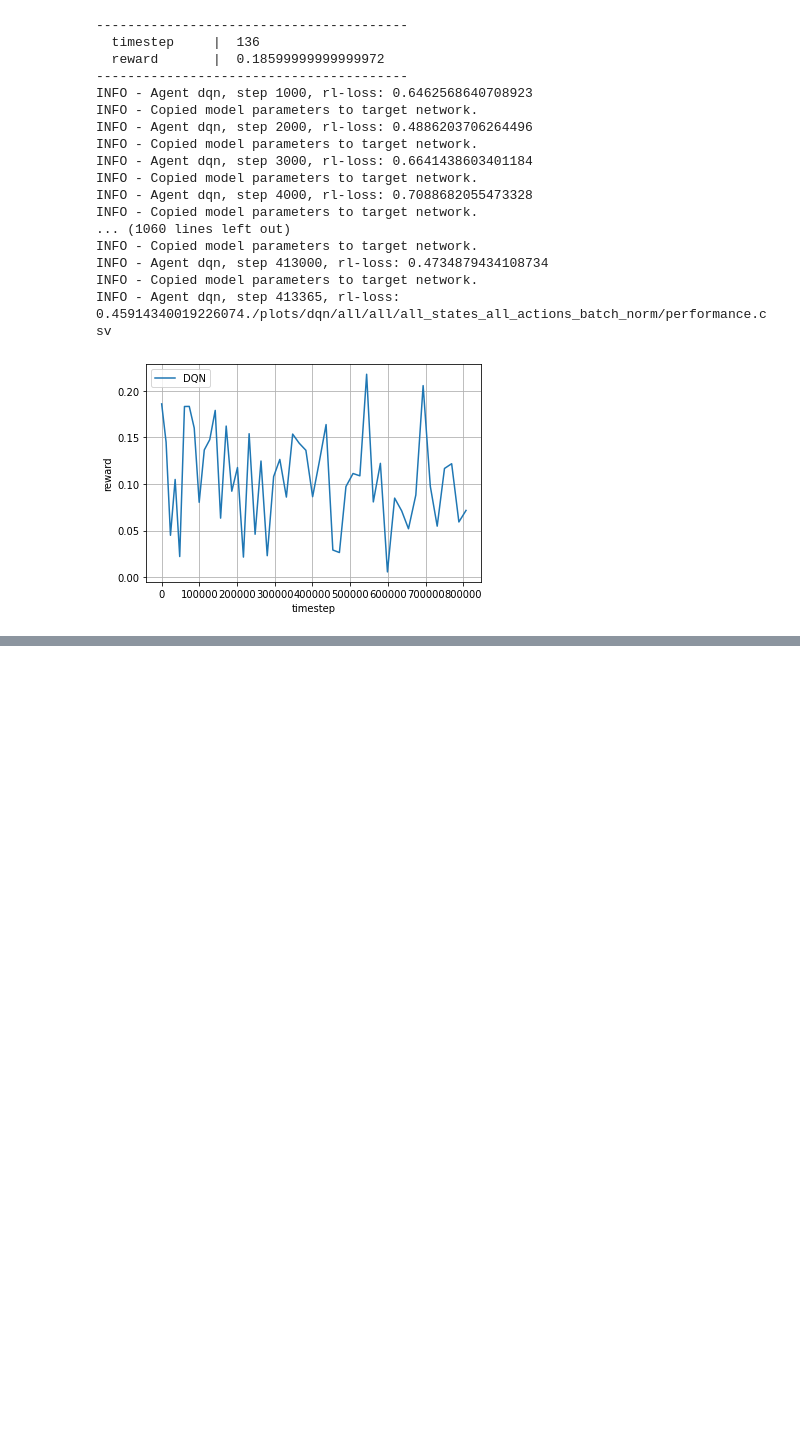
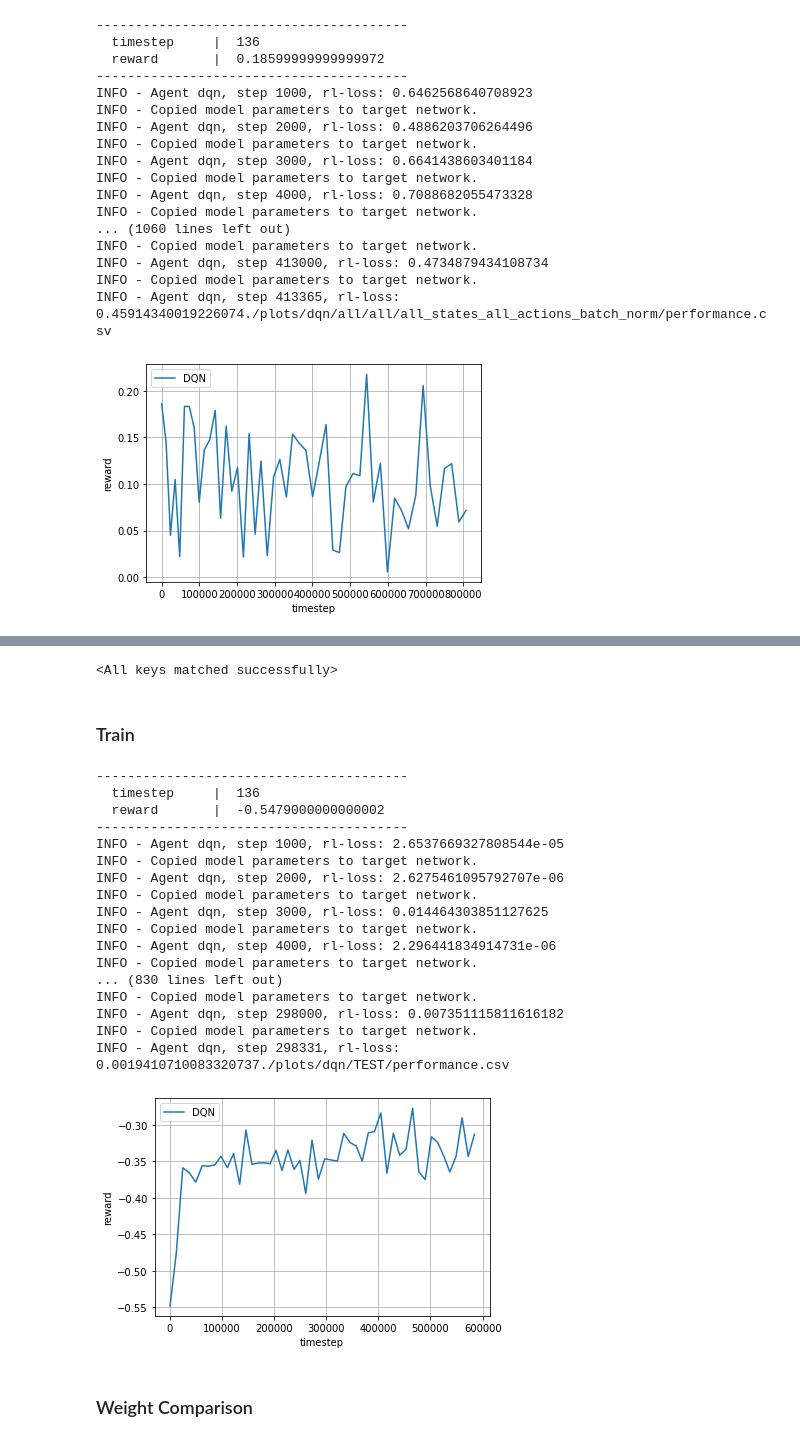
Before and after one commit to tancalv2/PretrainGinRummy, a Jupyter notebook: dqn.ipynb, the cells around one changed output, grey strips where cells are left out. Drawn from its saved outputs; the diff is of its cells as text; code cells hidden in the pictures; blank space fills up the shorter version.

```diff
--- a/dqn.ipynb
+++ b/dqn.ipynb
@@ -1276,0 +1619,73 @@ weights_post = weights_target_estim_post
+# %%
+model = torch.load('{}/models/{}/{}/{}/model.pt'.format(pth,state,action,model_name), map_location=device)
+model_dict = model.state_dict()
+model_dqn_dict = agent.q_estimator.qnet.state_dict()
+
+# Generate pretrained dictionary of weights/biases
+pretrained_dict = {}
+pretrained_dict['fc_layers.1.weight'] = model_dict['l1.weight']
+pretrained_dict['fc_layers.1.bias'] = model_dict['l1.bias']
+pretrained_dict['fc_layers.3.weight'] = model_dict['l2.weight']
+pretrained_dict['fc_layers.3.bias'] = model_dict['l2.bias']
+pretrained_dict['fc_layers.5.weight'] = model_dqn_dict['fc_layers.5.weight']
+pretrained_dict['fc_layers.5.bias'] = model_dqn_dict['fc_layers.5.bias']
+
+# load pretrained weights
+agent.q_estimator.qnet.load_state_dict(pretrained_dict)
+agent.target_estimator.qnet.load_state_dict(pretrained_dict)
+# %% [output]
+<All keys matched successfully>
+# %% [markdown]
+### Train
+# %%
+# Save model prior to training
+save_dir = 'models/dqn/TEST'
+if not os.path.exists(save_dir):
+    os.makedirs(save_dir)
+state_dict = agent.get_state_dict()
+torch.save(state_dict, os.path.join(save_dir, 'model_pretrain.pth'))
+
+# Training Loop
+for episode in range(episode_num):
+
+    # Generate data from the environment
+    trajectories, _ = env.run(is_training=True)
+
+    # Feed transitions into agent memory, and train the agent
+    for ts in trajectories[0]:
+        agent.feed(ts)
+
+    # Evaluate the performance. Play with random agents.
+    if episode % evaluate_every == 0:
+        logger.log_performance(env.timestep, tournament(eval_env, evaluate_num)[0])
+
+# Close files in the logger
+logger.close_files()
+
+# Plot the learning curve
+logger.plot('DQN')
+
+# Save model
+state_dict = agent.get_state_dict()
+torch.save(state_dict, os.path.join(save_dir, 'model_posttrain.pth'))
+# %% [output]
+----------------------------------------
+  timestep     |  136
+  reward       |  -0.5479000000000002
+----------------------------------------
+INFO - Agent dqn, step 1000, rl-loss: 2.6537669327808544e-05
+INFO - Copied model parameters to target network.
+INFO - Agent dqn, step 2000, rl-loss: 2.6275461095792707e-06
+INFO - Copied model parameters to target network.
+INFO - Agent dqn, step 3000, rl-loss: 0.014464303851127625
+INFO - Copied model parameters to target network.
+INFO - Agent dqn, step 4000, rl-loss: 2.296441834914731e-06
+INFO - Copied model parameters to target network.
+... (830 lines left out)
+INFO - Copied model parameters to target network.
+INFO - Agent dqn, step 298000, rl-loss: 0.007351115811616182
+INFO - Copied model parameters to target network.
+INFO - Agent dqn, step 298331, rl-loss: 0.0019410710083320737./plots/dqn/TEST/performance.csv
+[figure, added]
+# %% [markdown]
+### Weight Comparison
```
Also changed, not shown: parts of 141 cells of this notebook, 25 other files.
